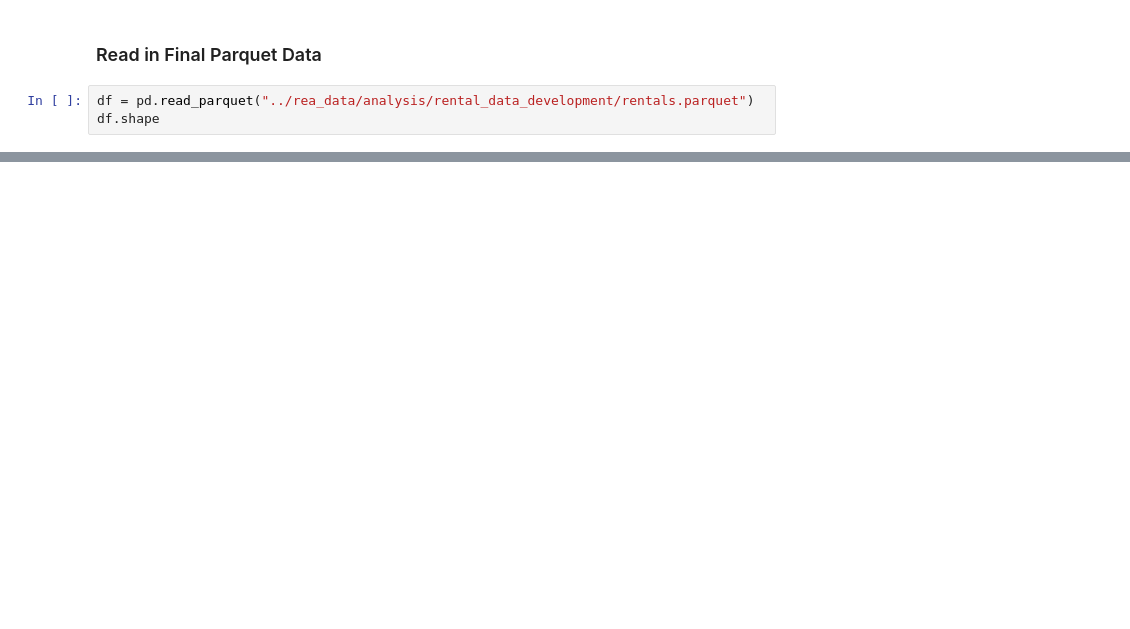
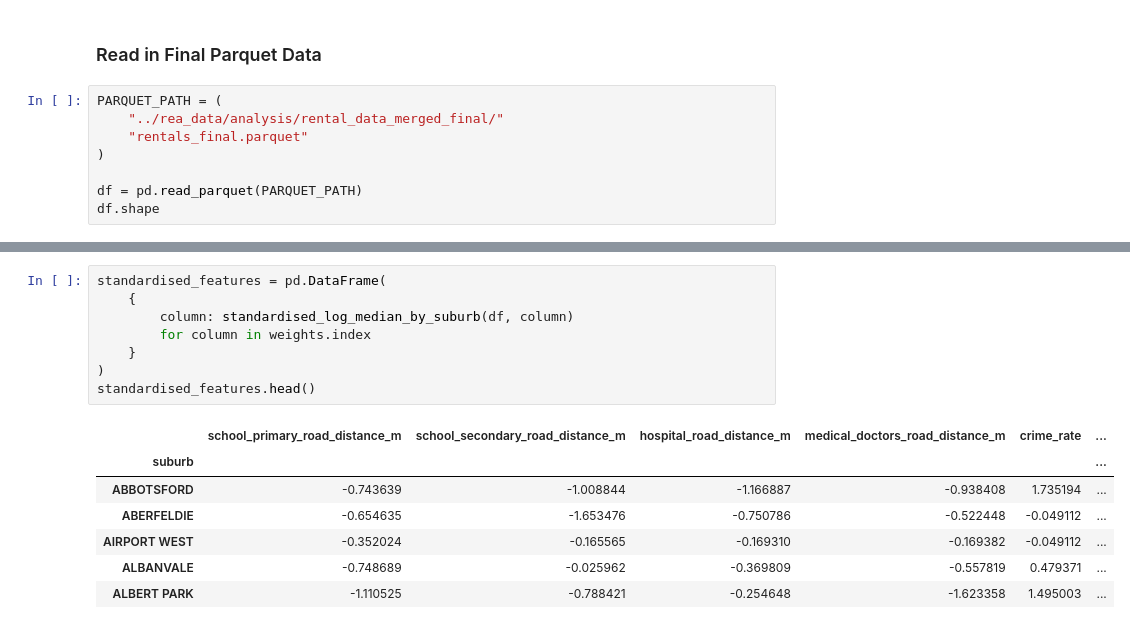
Before and after one commit to NikhilGaba49/industry-project-group-1, a Jupyter notebook: notebooks/calculate_liveability.ipynb, the cells around one changed output, grey strips where cells are left out. Drawn from its saved outputs; the diff is of its cells as text; blank space fills up the shorter version.

```diff
--- a/notebooks/calculate_liveability.ipynb
+++ b/notebooks/calculate_liveability.ipynb
@@ -9,6 +20,11 @@ import pandas as pd
 # %% [markdown]
 ### Read in Final Parquet Data
 # %%
-df = pd.read_parquet("../rea_data/analysis/rental_data_development/rentals.parquet")
+PARQUET_PATH = (
+    "../rea_data/analysis/rental_data_merged_final/"
+    "rentals_final.parquet"
+)
+
+df = pd.read_parquet(PARQUET_PATH)
 df.shape
 # %% [output]
@@ -70,0 +165,16 @@ def standardised_log_median_by_suburb(
+# %%
+standardised_features = pd.DataFrame(
+    {
+        column: standardised_log_median_by_suburb(df, column)
+        for column in weights.index
+    }
+)
+standardised_features.head()
+# %% [output]
+|  | school_primary_road_distance_m | school_secondary_road_distance_m | hospital_road_distance_m | medical_doctors_road_distance_m | crime_rate | ... |
+| suburb |  |  |  |  |  | ... |
+| ABBOTSFORD | -0.743639 | -1.008844 | -1.166887 | -0.938408 | 1.735194 | ... |
+| ABERFELDIE | -0.654635 | -1.653476 | -0.750786 | -0.522448 | -0.049112 | ... |
+| AIRPORT WEST | -0.352024 | -0.165565 | -0.169310 | -0.169382 | -0.049112 | ... |
+| ALBANVALE | -0.748689 | -0.025962 | -0.369809 | -0.557819 | 0.479371 | ... |
+| ALBERT PARK | -1.110525 | -0.788421 | -0.254648 | -1.623358 | 1.495003 | ... |
```
Also changed, not shown: parts of 23 cells of this notebook.
